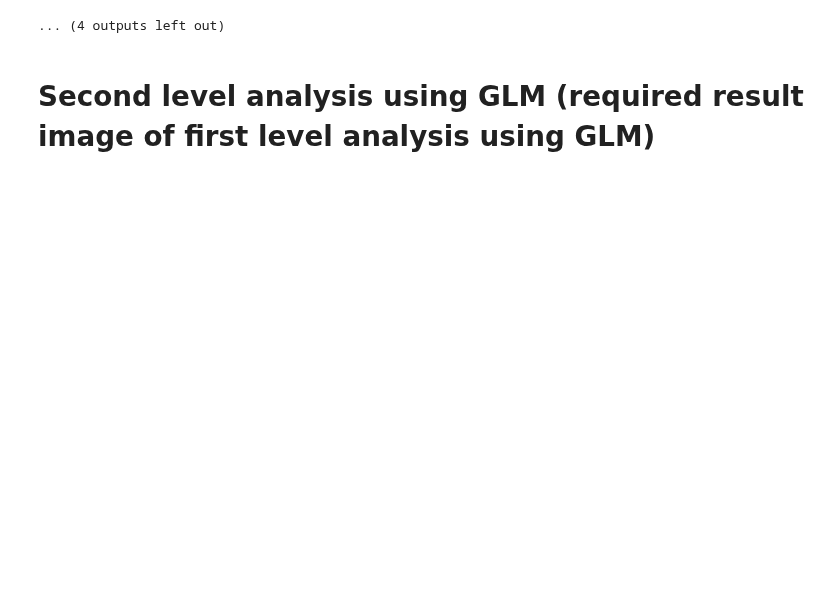
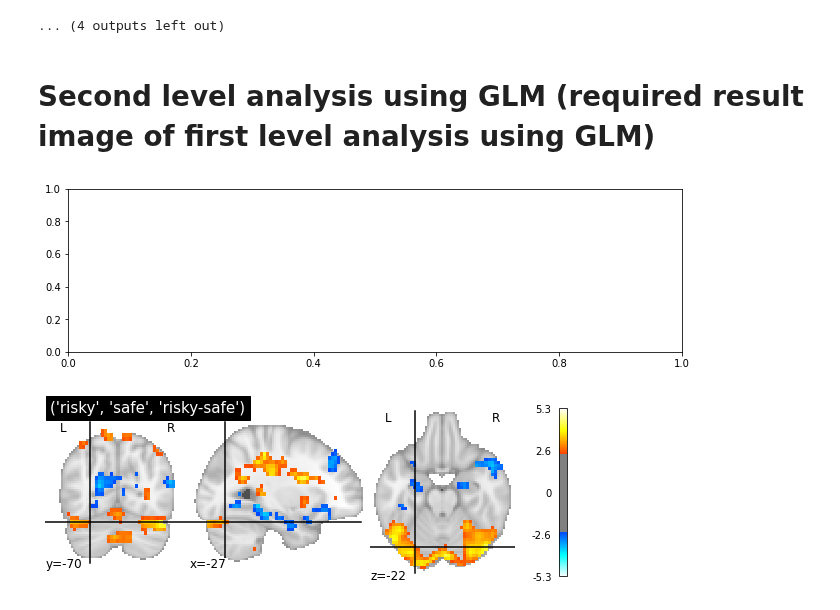
Before and after one commit to CCS-Lab/project_model_based_fmri, a Jupyter notebook: examples/Mixed-gambles_task/glm_model_based_using_nilearn.ipynb, the cells around one changed output. Drawn from its saved outputs; the diff is of its cells as text; code cells hidden in the pictures; blank space fills up the shorter version.

```diff
--- a/examples/Mixed-gambles_task/glm_model_based_using_nilearn.ipynb
+++ b/examples/Mixed-gambles_task/glm_model_based_using_nilearn.ipynb
@@ -203,14 +268,5 @@ if not os.path.exists(first_level_dir):
 
 for i, z_map in enumerate(z_maps):
     nib.save(z_map[2], first_level_dir / f'risky_safe_subject_{i+1:02d}.nii') # z_map[0] is riksy, z_map[1] is safe, z_map[2] is risky-safe
-# %%
-first_level_dir = Path('results/model_based_first_level')
-
-import os
-if not os.path.exists(first_level_dir):
-    os.makedirs(first_level_dir)
-
-for i, z_map in enumerate(z_maps):
-    nib.save(z_map[2], first_level_dir / f'risky_subject_{i+1:02d}.nii') # z_map[0] is riksy, z_map[1] is safe, z_map[2] is risky-safe
 # %% [markdown]
 # Second level analysis using GLM (required result image of first level analysis using GLM)
@@ -226,3 +280,14 @@ from nilearn.glm.second_level import SecondLevelModel
 second_level_model = SecondLevelModel(smoothing_fwhm=6.0)
 second_level_model = second_level_model.fit(second_level_input,
                                             design_matrix=design_matrix)
+# %%
+z_map = second_level_model.compute_contrast(output_type='z_score')
+# %%
+fig = plt.figure(figsize=(11, 3))
+ax =  plt.subplot(1, 1, 1)
+plotting.plot_stat_map(
+    z_map, display_mode='ortho', threshold=2.5, title=('risky', 'safe', 'risky-safe'))
+show()
+# %% [output]
+[figure, added]
+[figure, added]
```
Also changed, not shown: parts of 18 cells of this notebook, 5 other files.
